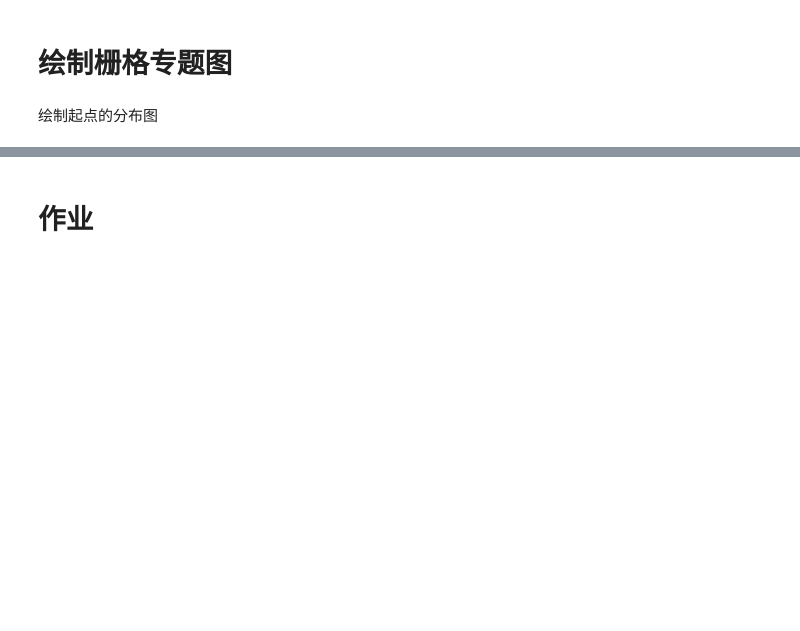
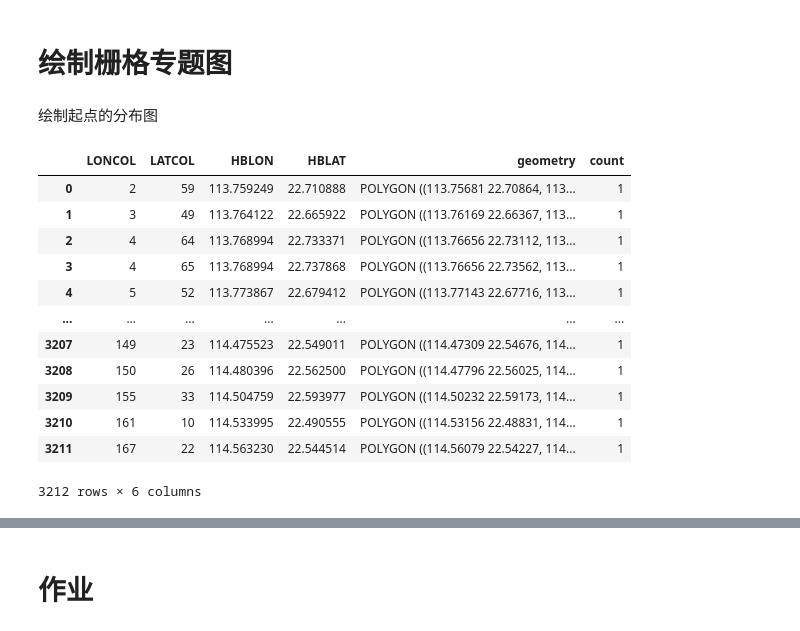
Before and after one commit to ChenZxiong/pygeo-tutorial, a Jupyter notebook: 3-.ipynb, the cells around one changed output, grey strips where cells are left out. Drawn from its saved outputs; the diff is of its cells as text; code cells hidden in the pictures; blank space fills up the shorter version.

```diff
--- a/3-.ipynb
+++ b/3-.ipynb
@@ -594,3 +606,19 @@ Odistribution = OD.groupby(['SLONCOL','SLATCOL'])['VehicleNum'].sum().reset_inde
 #将集计的结果与栅格的geopandas执行merge操作
 gridtoplot = pd.merge(grid,Odistribution.rename(columns = {'SLONCOL':'LONCOL','SLATCOL':'LATCOL'}),on = ['LONCOL','LATCOL'])
 gridtoplot = gridtoplot.rename(columns = {'VehicleNum':'count'})
+# %%
+gridtoplot
+# %% [output]
+|  | LONCOL | LATCOL | HBLON | HBLAT | geometry | count |
+| 0 | 2 | 59 | 113.759249 | 22.710888 | POLYGON ((113.75681 22.70864, 113... | 1 |
+| 1 | 3 | 49 | 113.764122 | 22.665922 | POLYGON ((113.76169 22.66367, 113... | 1 |
+| 2 | 4 | 64 | 113.768994 | 22.733371 | POLYGON ((113.76656 22.73112, 113... | 1 |
+| 3 | 4 | 65 | 113.768994 | 22.737868 | POLYGON ((113.76656 22.73562, 113... | 1 |
+| 4 | 5 | 52 | 113.773867 | 22.679412 | POLYGON ((113.77143 22.67716, 113... | 1 |
+| ... | ... | ... | ... | ... | ... | ... |
+| 3207 | 149 | 23 | 114.475523 | 22.549011 | POLYGON ((114.47309 22.54676, 114... | 1 |
+| 3208 | 150 | 26 | 114.480396 | 22.562500 | POLYGON ((114.47796 22.56025, 114... | 1 |
+| 3209 | 155 | 33 | 114.504759 | 22.593977 | POLYGON ((114.50232 22.59173, 114... | 1 |
+| 3210 | 161 | 10 | 114.533995 | 22.490555 | POLYGON ((114.53156 22.48831, 114... | 1 |
+| 3211 | 167 | 22 | 114.563230 | 22.544514 | POLYGON ((114.56079 22.54227, 114... | 1 |
+3212 rows × 6 columns
```
Also changed, not shown: parts of 12 cells of this notebook, 2 other files.
